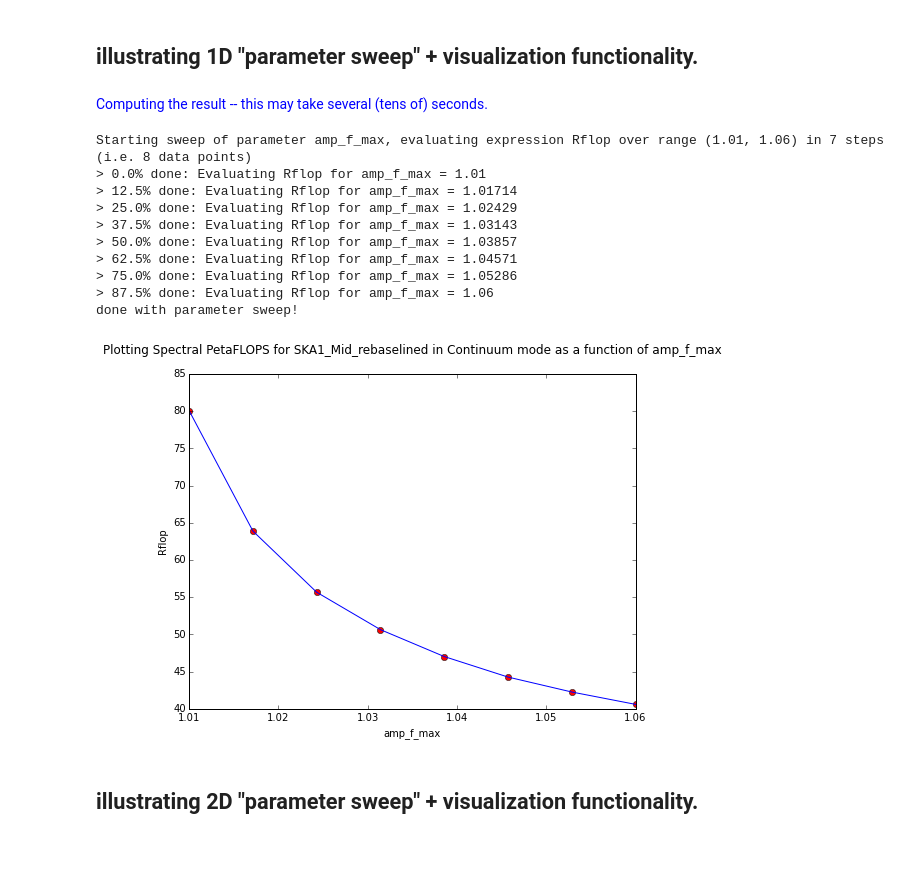
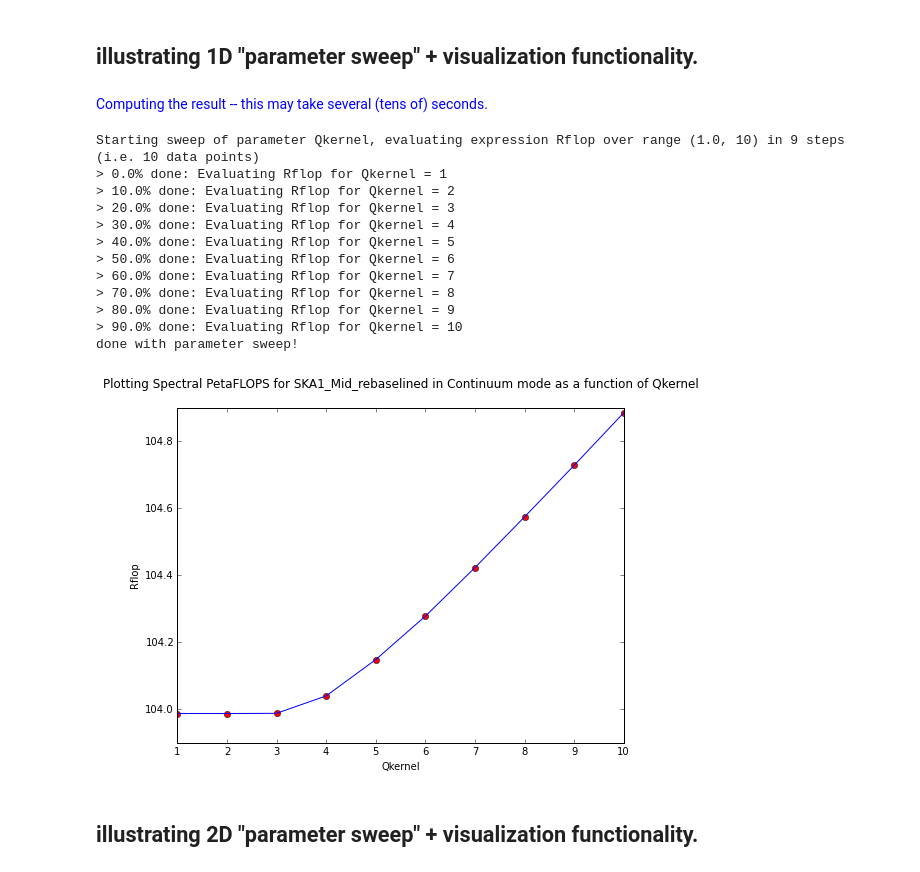
Before and after one commit to top-sim/sdp-par-model, a Jupyter notebook: iPython/SKA1_Imaging_Performance_Model.ipynb, the cells around one changed output. Drawn from its saved outputs; the diff is of its cells as text; code cells hidden in the pictures.

```diff
--- a/iPython/SKA1_Imaging_Performance_Model.ipynb
+++ b/iPython/SKA1_Imaging_Performance_Model.ipynb
@@ -122,34 +122,36 @@ Computed Values:
 # %%
 from IPython.display import display, HTML
 
 expression = 'Rflop'
-parameter = 'amp_f_max'
-param_val_min = 1.01
-param_val_max = 1.06
-number_steps = 7
+parameter = 'Qkernel'
+param_val_min = 1.0
+param_val_max = 10
+number_steps = 9
 telescope = Telescopes.SKA1_Mid
 immode = ImagingModes.Continuum
 band=Bands.Mid1
 
 display(HTML('<font color="blue">Computing the result -- this may take several (tens of) seconds.</font>'))
 (param_values, results) = iapi.eval_param_sweep_1d(telescope, immode, band=band,
                                                    expression=expression, parameter=parameter, param_val_min=param_val_min,
                                                    param_val_max=param_val_max, number_steps=number_steps, verbose=False)
 header = 'Plotting Spectral PetaFLOPS for %s in %s mode as a function of %s' % (telescope, immode, parameter)
 iapi.plot_line_datapoints(header, param_values, np.array(results)/c.peta, xlabel=parameter, ylabel=expression)
 # %% [output]
 Computing the result -- this may take several (tens of) seconds.
-Starting sweep of parameter amp_f_max, evaluating expression Rflop over range (1.01, 1.06) in 7 steps (i.e. 8 data points)
-> 0.0% done: Evaluating Rflop for amp_f_max = 1.01
-> 12.5% done: Evaluating Rflop for amp_f_max = 1.01714
-> 25.0% done: Evaluating Rflop for amp_f_max = 1.02429
-> 37.5% done: Evaluating Rflop for amp_f_max = 1.03143
-> 50.0% done: Evaluating Rflop for amp_f_max = 1.03857
-> 62.5% done: Evaluating Rflop for amp_f_max = 1.04571
-> 75.0% done: Evaluating Rflop for amp_f_max = 1.05286
-> 87.5% done: Evaluating Rflop for amp_f_max = 1.06
+Starting sweep of parameter Qkernel, evaluating expression Rflop over range (1.0, 10) in 9 steps (i.e. 10 data points)
+> 0.0% done: Evaluating Rflop for Qkernel = 1
+> 10.0% done: Evaluating Rflop for Qkernel = 2
+> 20.0% done: Evaluating Rflop for Qkernel = 3
+> 30.0% done: Evaluating Rflop for Qkernel = 4
+> 40.0% done: Evaluating Rflop for Qkernel = 5
+> 50.0% done: Evaluating Rflop for Qkernel = 6
+> 60.0% done: Evaluating Rflop for Qkernel = 7
+> 70.0% done: Evaluating Rflop for Qkernel = 8
+> 80.0% done: Evaluating Rflop for Qkernel = 9
+> 90.0% done: Evaluating Rflop for Qkernel = 10
 done with parameter sweep!
-[figure, old version]
+[figure, new version]
 # %% [markdown]
 ## illustrating 2D "parameter sweep" + visualization functionality.
 # %%
```
Also changed, not shown: parts of 3 cells of this notebook, 2 other files.
